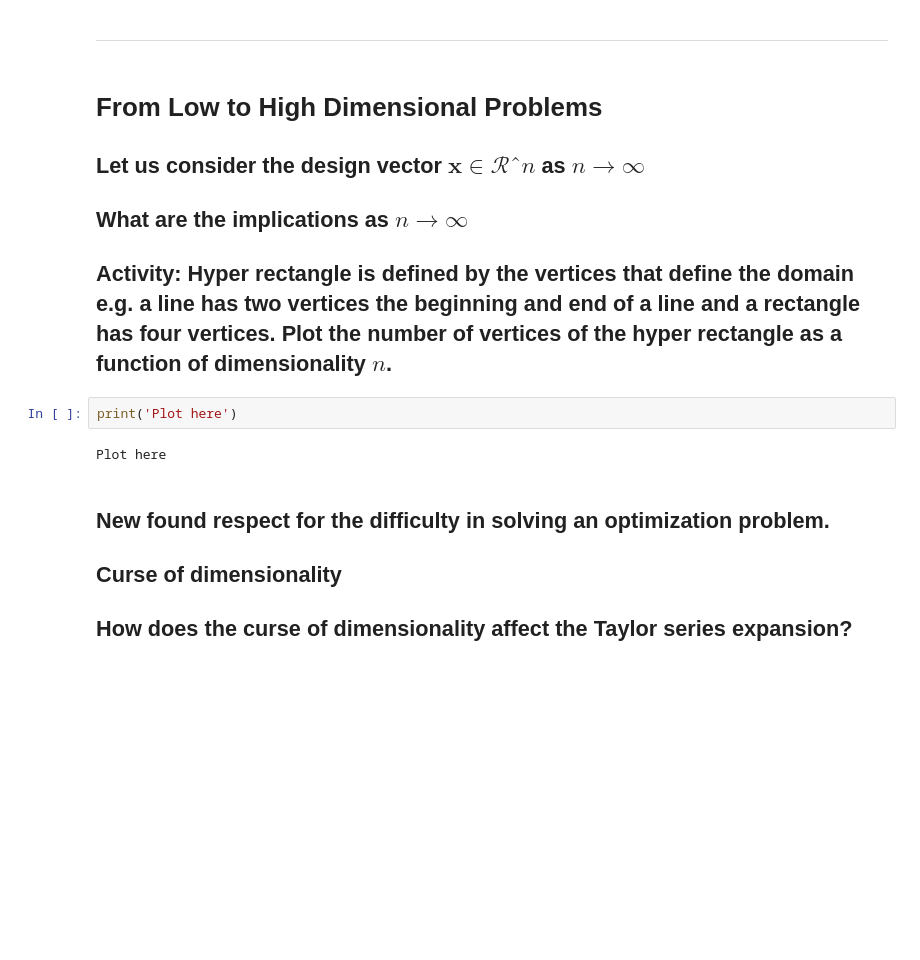
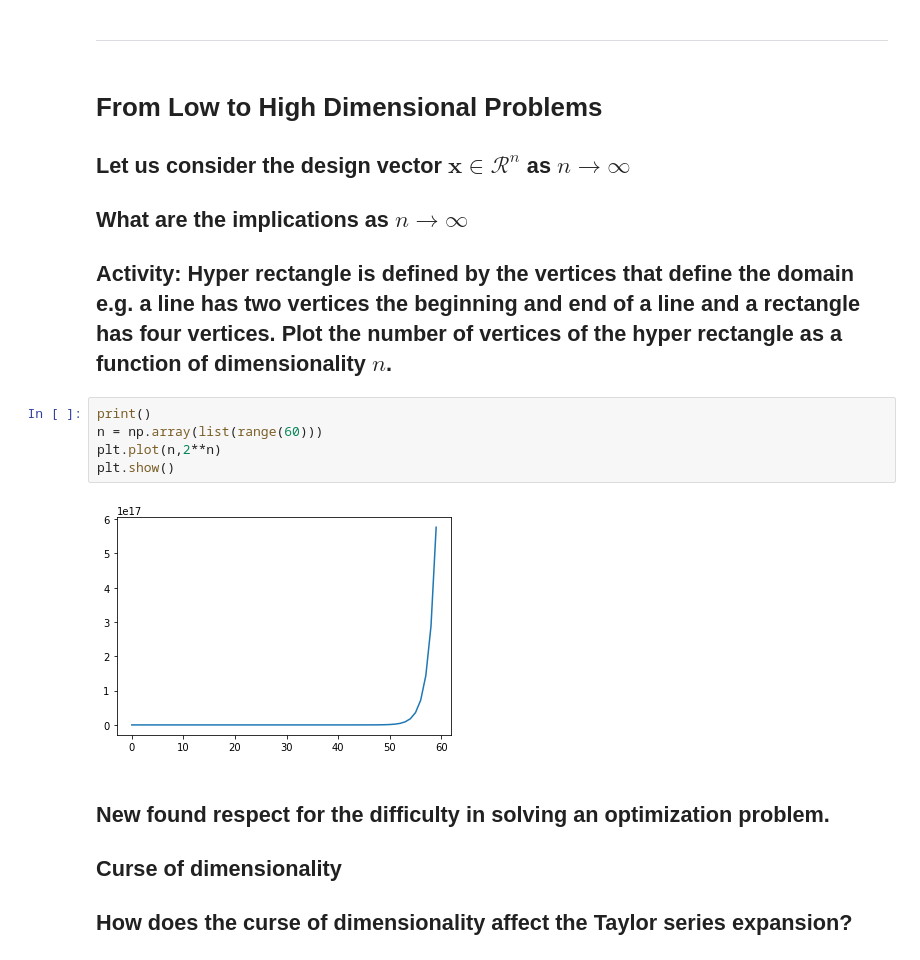
Before and after one commit to daniwi79/Practical-Mathematical-Optimization-ISBN-978-3-319-77585-2-, a Jupyter notebook: Day 3 - Optimization Principles.ipynb, the cells around one changed output. Drawn from its saved outputs; the diff is of its cells as text; blank space fills up the shorter version.

```diff
--- a/Day 3 - Optimization Principles.ipynb
+++ b/Day 3 - Optimization Principles.ipynb
@@ -94,13 +105,16 @@ Write your ideas down
 --------------------------------------------------------------------------------------------
 # %% [markdown]
 # From Low to High Dimensional Problems
-## Let us consider the design vector $\mathbf{x} \in \mathcal{R}ˆn$ as $n\rightarrow \infty$
+## Let us consider the design vector $\mathbf{x} \in \mathcal{R}^n$ as $n\rightarrow \infty$
 ## What are the implications as $n\rightarrow\infty$
 ## Activity: Hyper rectangle is defined by the vertices that define the domain e.g. a line has two vertices the beginning and end of a line and a rectangle has four vertices. Plot the number of vertices of the hyper rectangle as a function of dimensionality $n$.
-# %%
-print('Plot here')
-# %% [output]
-Plot here
+# %%
+print()
+n = np.array(list(range(60)))
+plt.plot(n,2**n)
+plt.show()
+# %% [output]
+[figure, added]
 # %% [markdown]
 ## New found respect for the difficulty in solving an optimization problem.
 ## Curse of dimensionality
```
Also changed, not shown: parts of 26 cells of this notebook.
